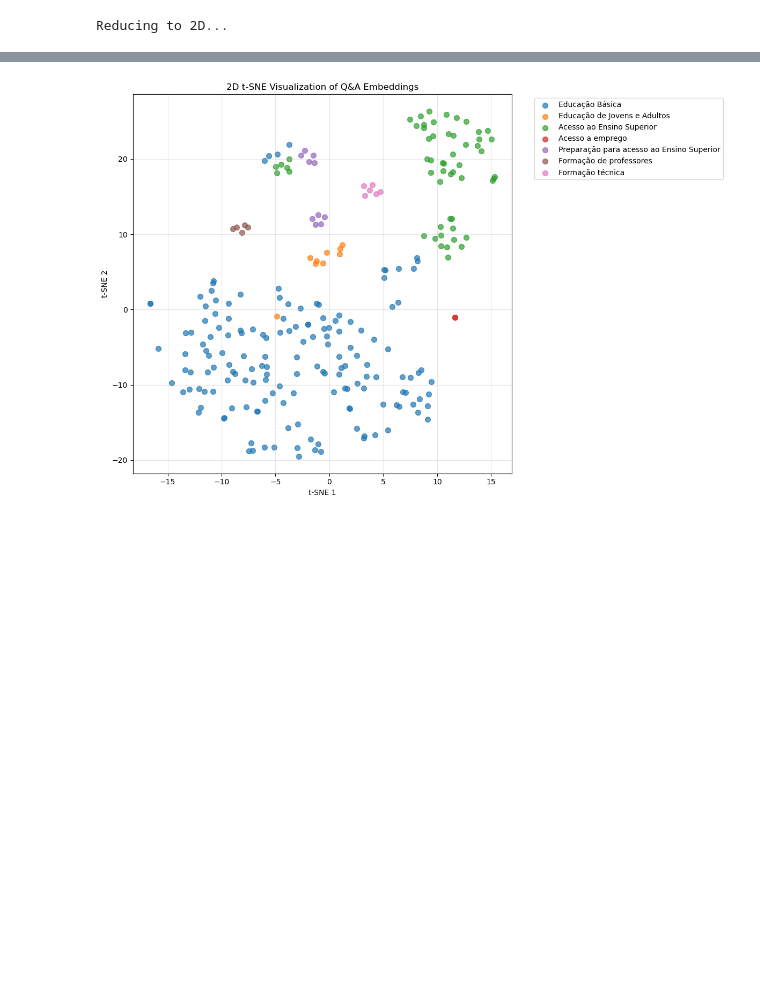
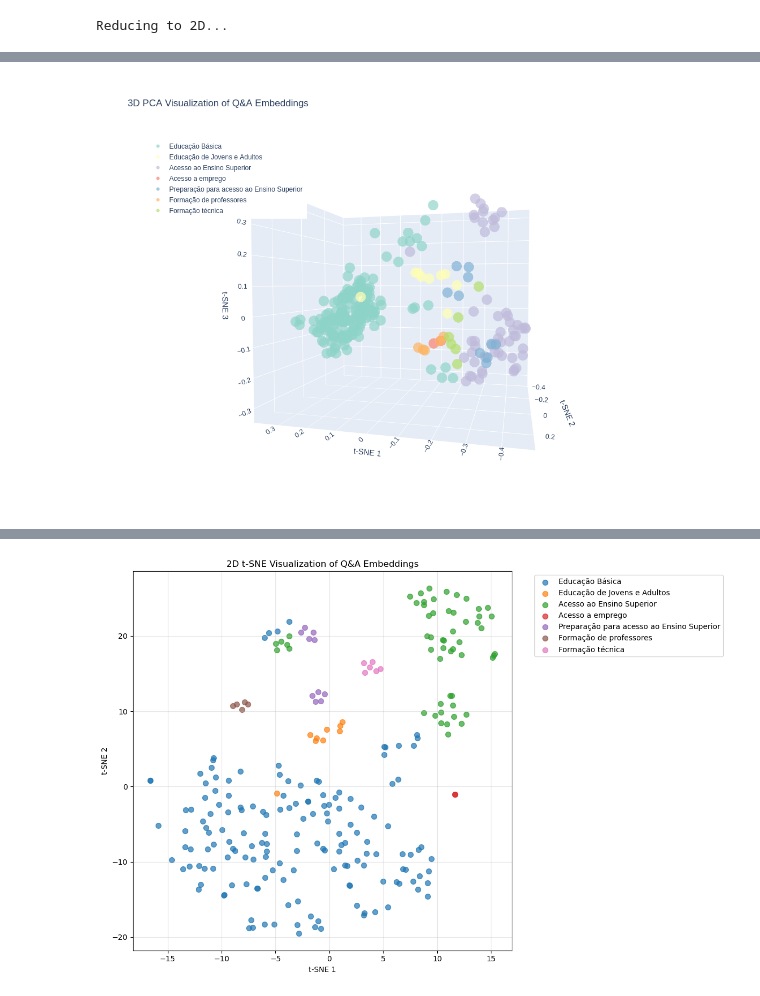
Before and after one commit to chris-redfield/services-exploration, a Jupyter notebook: EDA.ipynb, the cells around one changed output, grey strips where cells are left out. Saved outputs shown, nothing was run; the diff lists cells and outputs as text; code cells hidden in the pictures; blank space fills up the shorter version.

```diff
--- a/EDA.ipynb
+++ b/EDA.ipynb
@@ -280,0 +334,4 @@ create_3d_plot(embeddings_3d, embeddings_df)
+# %%
+create_3d_plot(embeddings_3d_pca, embeddings_df, "3D PCA Visualization of Q&A Embeddings")
+# %% [output]
+[figure, added]
```
Also changed, not shown: parts of 13 cells of this notebook.
